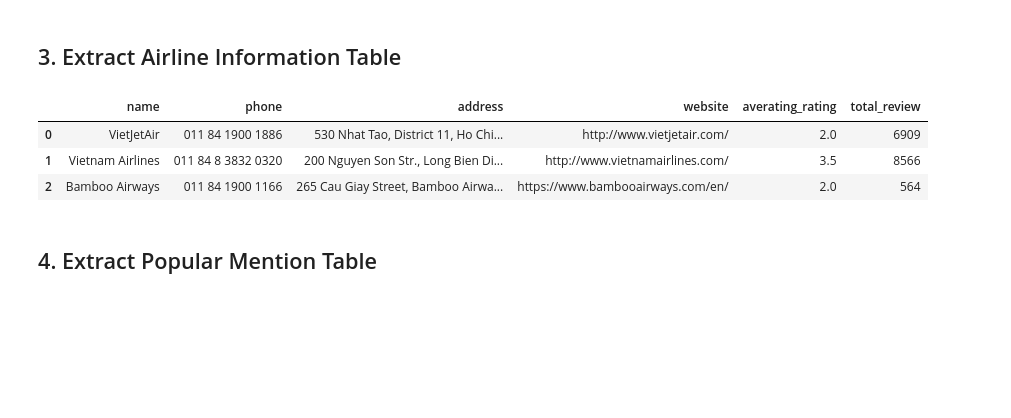
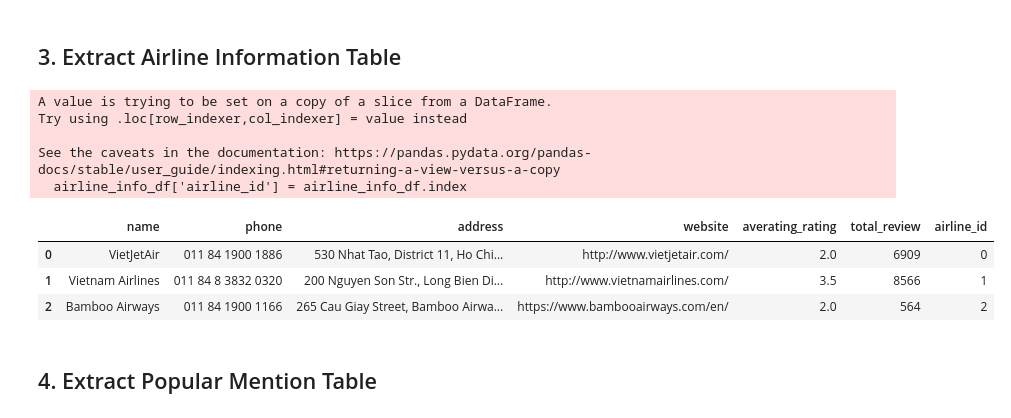
Before and after one commit to Gabien21/project_airfare, a Jupyter notebook: notebooks/preprocess_airline_review.ipynb, the cells around one changed output. Cells and saved outputs as stored; diff of their text form; code cells hidden in the pictures; blank space fills up the shorter version.

```diff
--- a/notebooks/preprocess_airline_review.ipynb
+++ b/notebooks/preprocess_airline_review.ipynb
@@ -147,12 +148,18 @@ airline_df
 ## 3. Extract Airline Information Table
 # %%
 airline_info_df = airline_df[['name','phone', 'address','website','averating_rating','total_review']]
+airline_info_df['airline_id'] = airline_info_df.index
 airline_info_df
 # %% [output]
+A value is trying to be set on a copy of a slice from a DataFrame.
+Try using .loc[row_indexer,col_indexer] = value instead
+
+See the caveats in the documentation: https://pandas.pydata.org/pandas-docs/stable/user_guide/indexing.html#returning-a-view-versus-a-copy
+  airline_info_df['airline_id'] = airline_info_df.index
-|  | name | phone | address | website | averating_rating | total_review |
-| 0 | VietJetAir | 011 84 1900 1886 | 530 Nhat Tao, District 11, Ho Chi... | http://www.vietjetair.com/ | 2.0 | 6909 |
-| 1 | Vietnam Airlines | 011 84 8 3832 0320 | 200 Nguyen Son Str., Long Bien Di... | http://www.vietnamairlines.com/ | 3.5 | 8566 |
-| 2 | Bamboo Airways | 011 84 1900 1166 | 265 Cau Giay Street, Bamboo Airwa... | https://www.bambooairways.com/en/ | 2.0 | 564 |
+|  | name | phone | address | website | averating_rating | total_review | airline_id |
+| 0 | VietJetAir | 011 84 1900 1886 | 530 Nhat Tao, District 11, Ho Chi... | http://www.vietjetair.com/ | 2.0 | 6909 | 0 |
+| 1 | Vietnam Airlines | 011 84 8 3832 0320 | 200 Nguyen Son Str., Long Bien Di... | http://www.vietnamairlines.com/ | 3.5 | 8566 | 1 |
+| 2 | Bamboo Airways | 011 84 1900 1166 | 265 Cau Giay Street, Bamboo Airwa... | https://www.bambooairways.com/en/ | 2.0 | 564 | 2 |
 # %% [markdown]
 ## 4. Extract Popular Mention Table
 # %%
```
Also changed, not shown: parts of 9 cells of this notebook, 6 other files.
